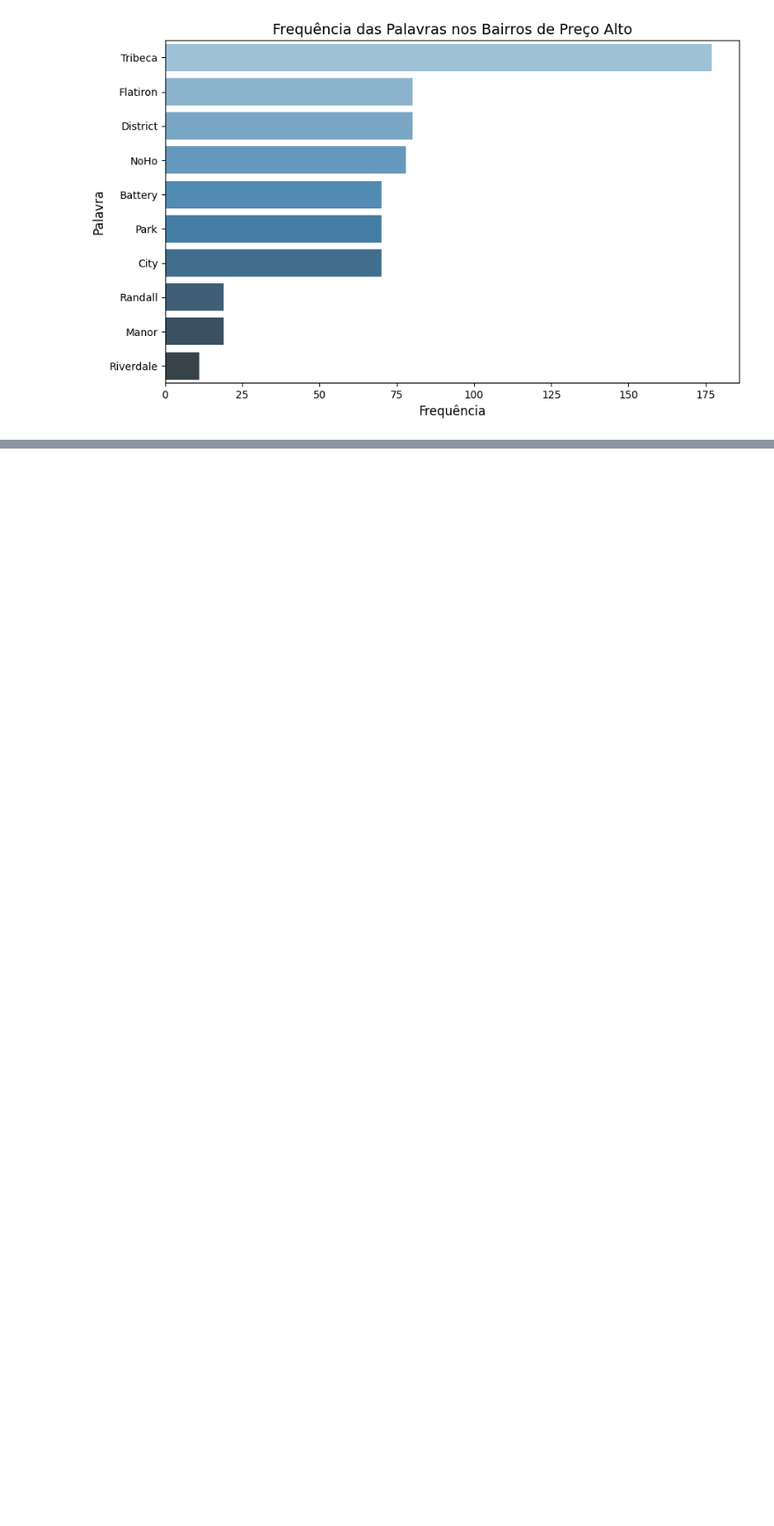
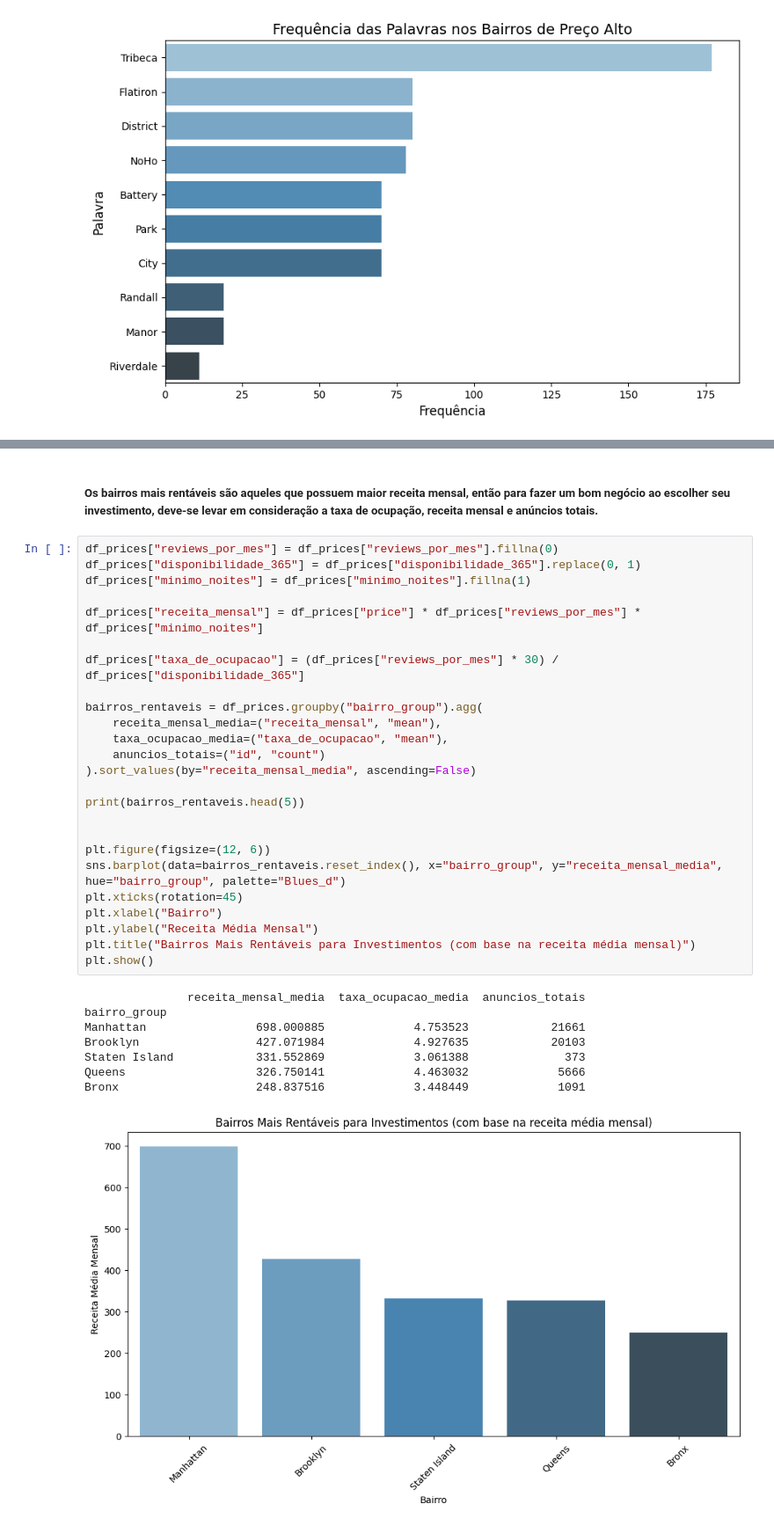
Before and after one commit to hlnmrqs/LH_CD_Helen_Carneiro, a Jupyter notebook: notebook/projeto.ipynb, the cells around one changed output, grey strips where cells are left out. Shown at 88% size. Cells and saved outputs as stored; diff of their text form; blank space fills up the shorter version.

```diff
--- a/notebook/projeto.ipynb
+++ b/notebook/projeto.ipynb
@@ -331,0 +436,36 @@ plt.show()
+# %% [markdown]
+##### Os bairros mais rentáveis são aqueles que possuem maior receita mensal, então para fazer um bom negócio ao escolher seu investimento, deve-se levar em consideração a taxa de ocupação, receita mensal e anúncios totais.
+# %%
+df_prices["reviews_por_mes"] = df_prices["reviews_por_mes"].fillna(0)
+df_prices["disponibilidade_365"] = df_prices["disponibilidade_365"].replace(0, 1)
+df_prices["minimo_noites"] = df_prices["minimo_noites"].fillna(1)
+
+df_prices["receita_mensal"] = df_prices["price"] * df_prices["reviews_por_mes"] * df_prices["minimo_noites"]
+
+df_prices["taxa_de_ocupacao"] = (df_prices["reviews_por_mes"] * 30) / df_prices["disponibilidade_365"]
+
+bairros_rentaveis = df_prices.groupby("bairro_group").agg(
+    receita_mensal_media=("receita_mensal", "mean"),
+    taxa_ocupacao_media=("taxa_de_ocupacao", "mean"),
+    anuncios_totais=("id", "count")
+).sort_values(by="receita_mensal_media", ascending=False)
+
+print(bairros_rentaveis.head(5))
+
+
+plt.figure(figsize=(12, 6))
+sns.barplot(data=bairros_rentaveis.reset_index(), x="bairro_group", y="receita_mensal_media", hue="bairro_group", palette="Blues_d")
+plt.xticks(rotation=45)
+plt.xlabel("Bairro")
+plt.ylabel("Receita Média Mensal")
+plt.title("Bairros Mais Rentáveis para Investimentos (com base na receita média mensal)")
+plt.show()
+# %% [output]
+               receita_mensal_media  taxa_ocupacao_media  anuncios_totais
+bairro_group
+Manhattan                698.000885             4.753523            21661
+Brooklyn                 427.071984             4.927635            20103
+Staten Island            331.552869             3.061388              373
+Queens                   326.750141             4.463032             5666
+Bronx                    248.837516             3.448449             1091
+[figure, added]
```
Also changed, not shown: parts of 72 cells of this notebook.
